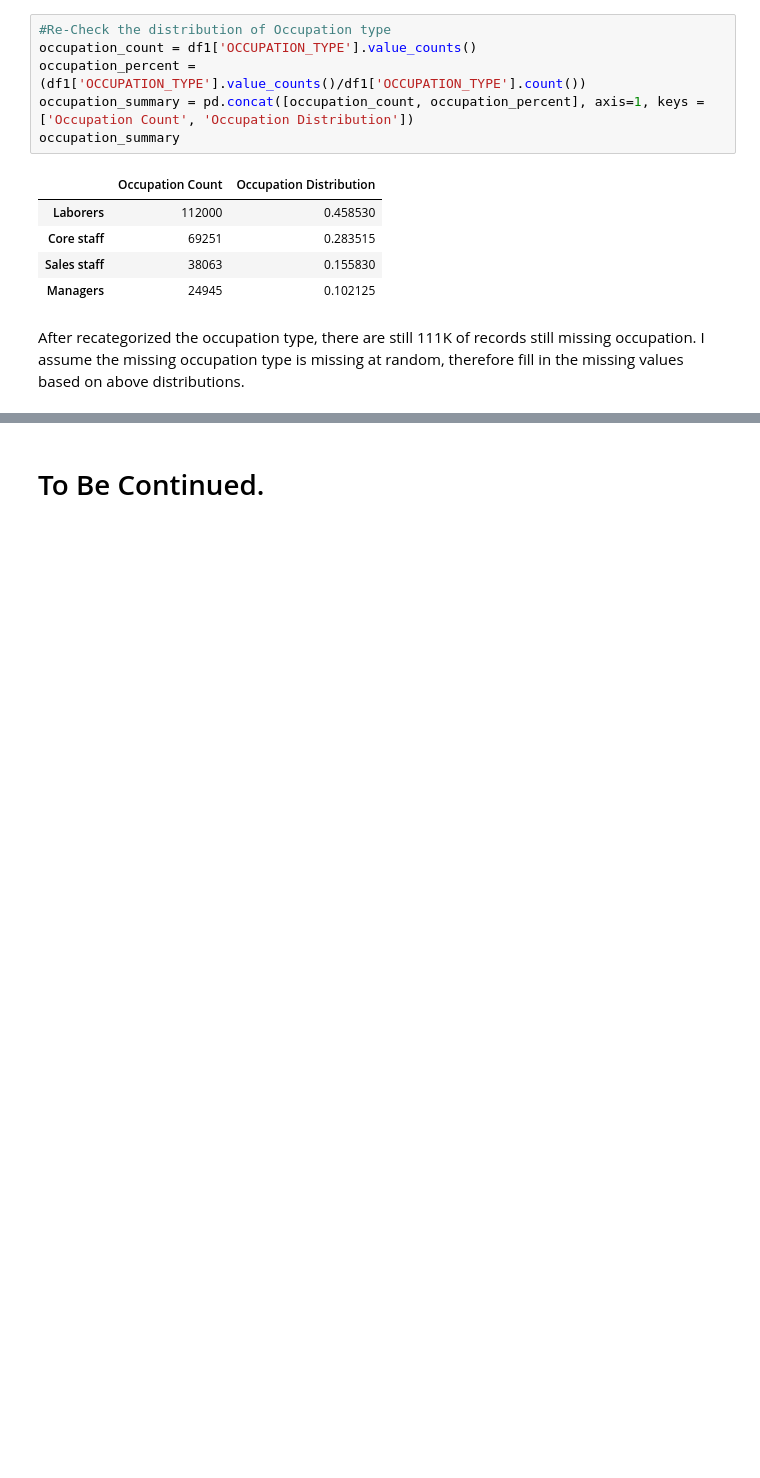
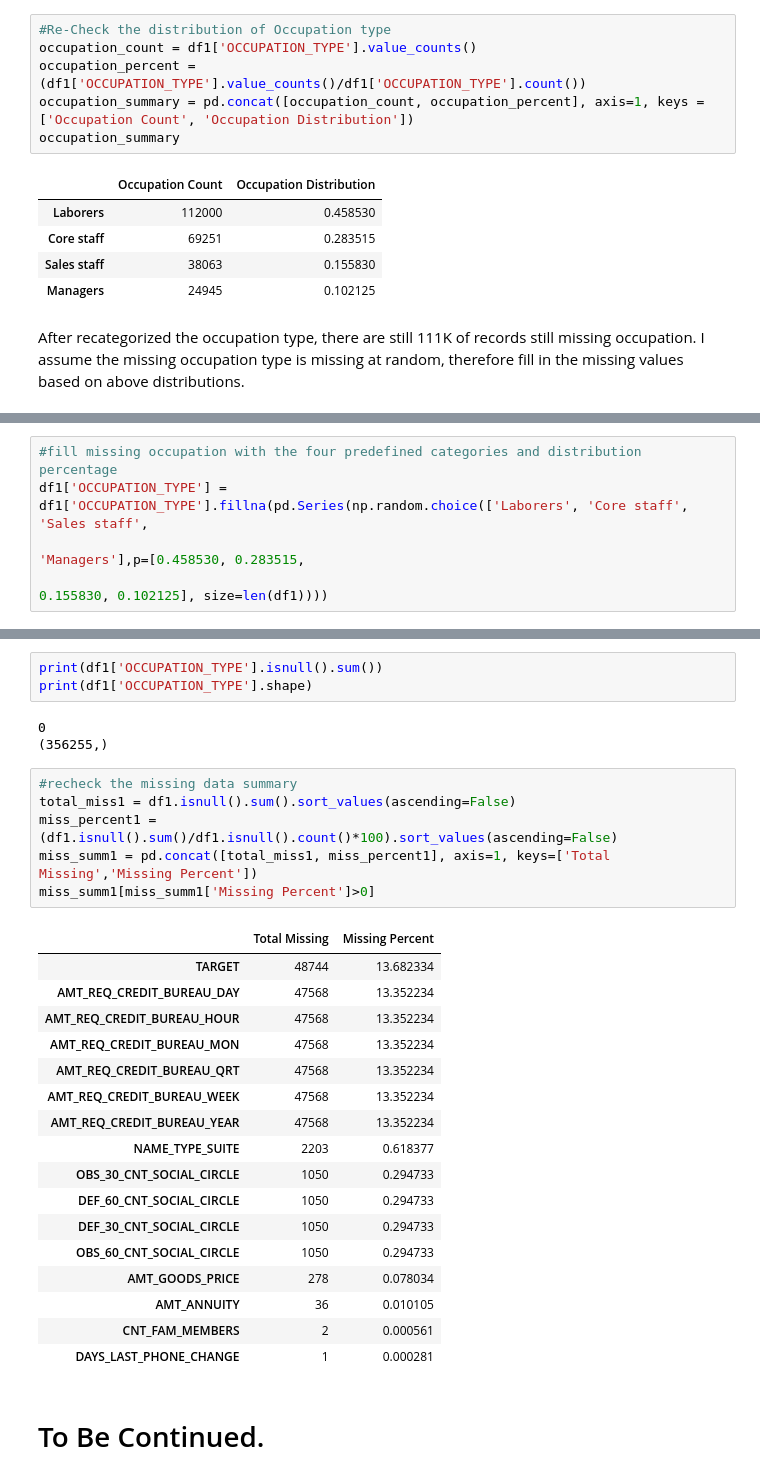
Before and after one commit to terrancexia/Home-Credit-Default-Risk-, a Jupyter notebook: Home Credit Default Risk.ipynb, the cells around one changed output, grey strips where cells are left out. Cells and saved outputs as stored; diff of their text form; blank space fills up the shorter version.

Commit message:
Data Cleaning

```diff
--- a/Home Credit Default Risk.ipynb
+++ b/Home Credit Default Risk.ipynb
@@ -597,0 +570,5 @@ Name: OCCUPATION_TYPE, dtype: int64
+# %%
+#fill missing occupation with the four predefined categories and distribution percentage
+df1['OCCUPATION_TYPE'] = df1['OCCUPATION_TYPE'].fillna(pd.Series(np.random.choice(['Laborers', 'Core staff', 'Sales staff',
+                                                                                  'Managers'],p=[0.458530, 0.283515,
+                                                                                                 0.155830, 0.102125], size=len(df1))))
@@ -598,2 +587,32 @@ Name: OCCUPATION_TYPE, dtype: int64
+# %%
+print(df1['OCCUPATION_TYPE'].isnull().sum())
+print(df1['OCCUPATION_TYPE'].shape)
+# %% [output]
+0
+(356255,)
+# %%
+#recheck the missing data summary
+total_miss1 = df1.isnull().sum().sort_values(ascending=False)
+miss_percent1 = (df1.isnull().sum()/df1.isnull().count()*100).sort_values(ascending=False)
+miss_summ1 = pd.concat([total_miss1, miss_percent1], axis=1, keys=['Total Missing','Missing Percent'])
+miss_summ1[miss_summ1['Missing Percent']>0]
+# %% [output]
+|  | Total Missing | Missing Percent |
+| TARGET | 48744 | 13.682334 |
+| AMT_REQ_CREDIT_BUREAU_DAY | 47568 | 13.352234 |
+| AMT_REQ_CREDIT_BUREAU_HOUR | 47568 | 13.352234 |
+| AMT_REQ_CREDIT_BUREAU_MON | 47568 | 13.352234 |
+| AMT_REQ_CREDIT_BUREAU_QRT | 47568 | 13.352234 |
+| AMT_REQ_CREDIT_BUREAU_WEEK | 47568 | 13.352234 |
+| AMT_REQ_CREDIT_BUREAU_YEAR | 47568 | 13.352234 |
+| NAME_TYPE_SUITE | 2203 | 0.618377 |
+| OBS_30_CNT_SOCIAL_CIRCLE | 1050 | 0.294733 |
+| DEF_60_CNT_SOCIAL_CIRCLE | 1050 | 0.294733 |
+| DEF_30_CNT_SOCIAL_CIRCLE | 1050 | 0.294733 |
+| OBS_60_CNT_SOCIAL_CIRCLE | 1050 | 0.294733 |
+| AMT_GOODS_PRICE | 278 | 0.078034 |
+| AMT_ANNUITY | 36 | 0.010105 |
+| CNT_FAM_MEMBERS | 2 | 0.000561 |
+| DAYS_LAST_PHONE_CHANGE | 1 | 0.000281 |
 # %% [markdown]
 # To Be Continued.
```
Also changed, not shown: parts of 10 cells of this notebook.
